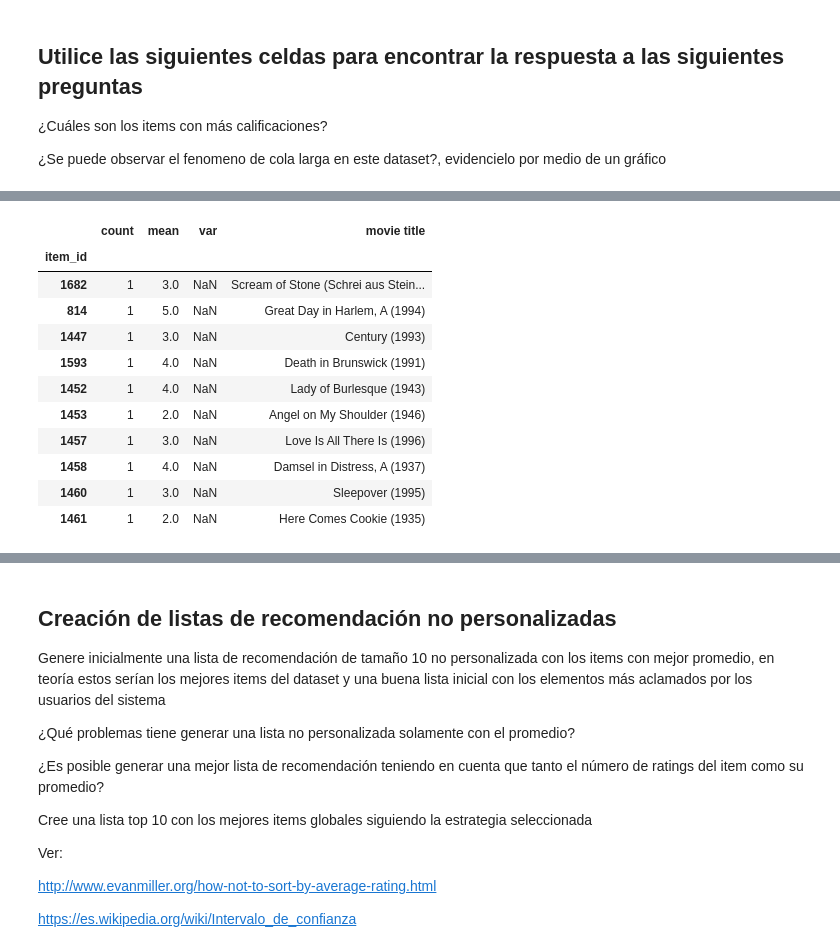
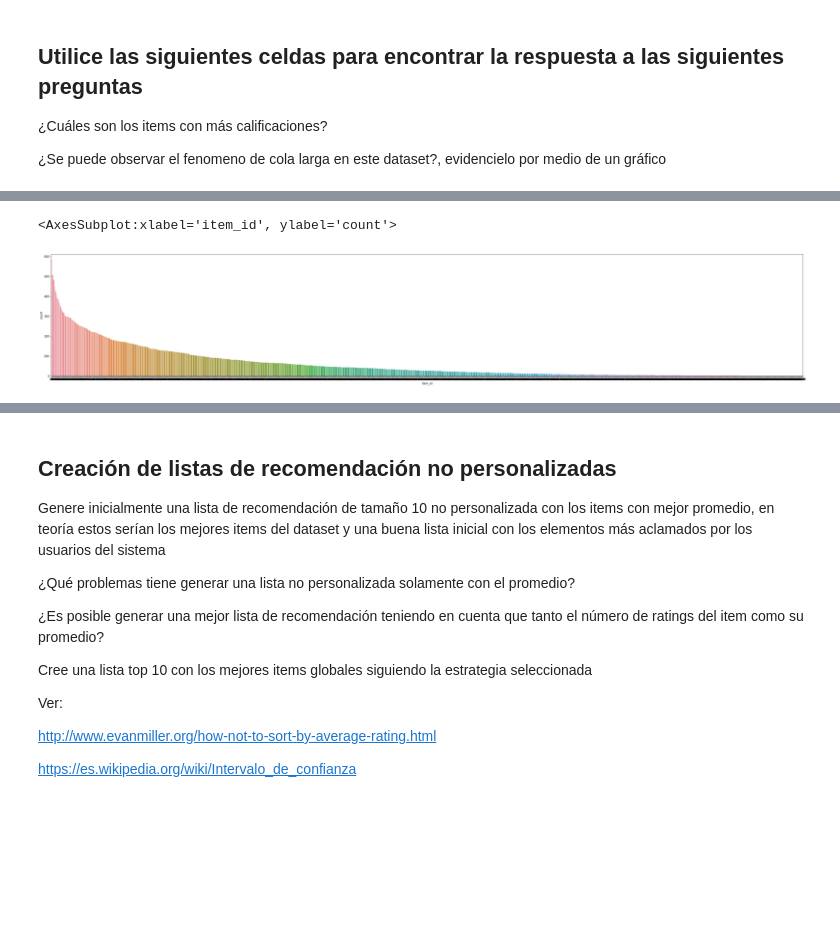
Before and after one commit to Jandresgomez/SDR-Laboratorios, a Jupyter notebook: Laboratorio1/MINE_4201_SR_Laboratorio_1.ipynb, the cells around one changed output, grey strips where cells are left out. Drawn from its saved outputs; the diff is of its cells as text; code cells hidden in the pictures; blank space fills up the shorter version.

```diff
--- a/Laboratorio1/MINE_4201_SR_Laboratorio_1.ipynb
+++ b/Laboratorio1/MINE_4201_SR_Laboratorio_1.ipynb
@@ -181,18 +177,13 @@ plt.bar(x = np.array(range(0,len(sorted_items.index))), height = sorted_items["c
-# %%
-item_ratings_agg.sort_values(ascending=True, by="count")[:10]
-# %% [output]
-|  | count | mean | var | movie title |
-| item_id |  |  |  |  |
-| 1682 | 1 | 3.0 | NaN | Scream of Stone (Schrei aus Stein... |
-| 814 | 1 | 5.0 | NaN | Great Day in Harlem, A (1994) |
-| 1447 | 1 | 3.0 | NaN | Century (1993) |
-| 1593 | 1 | 4.0 | NaN | Death in Brunswick (1991) |
-| 1452 | 1 | 4.0 | NaN | Lady of Burlesque (1943) |
-| 1453 | 1 | 2.0 | NaN | Angel on My Shoulder (1946) |
-| 1457 | 1 | 3.0 | NaN | Love Is All There Is (1996) |
-| 1458 | 1 | 4.0 | NaN | Damsel in Distress, A (1937) |
-| 1460 | 1 | 3.0 | NaN | Sleepover (1995) |
-| 1461 | 1 | 2.0 | NaN | Here Comes Cookie (1935) |
+# %%
+sorted_temp = item_ratings_agg.sort_values(['count'], ascending=False).reset_index()
+sorted_temp.reset_index(drop=True)
+sorted_count = sorted_temp[['item_id', 'count']]
+plt.figure(figsize=(48,8))
+ax = sns.barplot(x='item_id', y='count', data= sorted_count, order=sorted_count['item_id'])
+ax
+# %% [output]
+<AxesSubplot:xlabel='item_id', ylabel='count'>
+[figure, added]
 # %%
 item_ratings_agg.sort_values(ascending=False, by="count")[:10]
 # %% [output]
```
Also changed, not shown: parts of 24 cells of this notebook.
